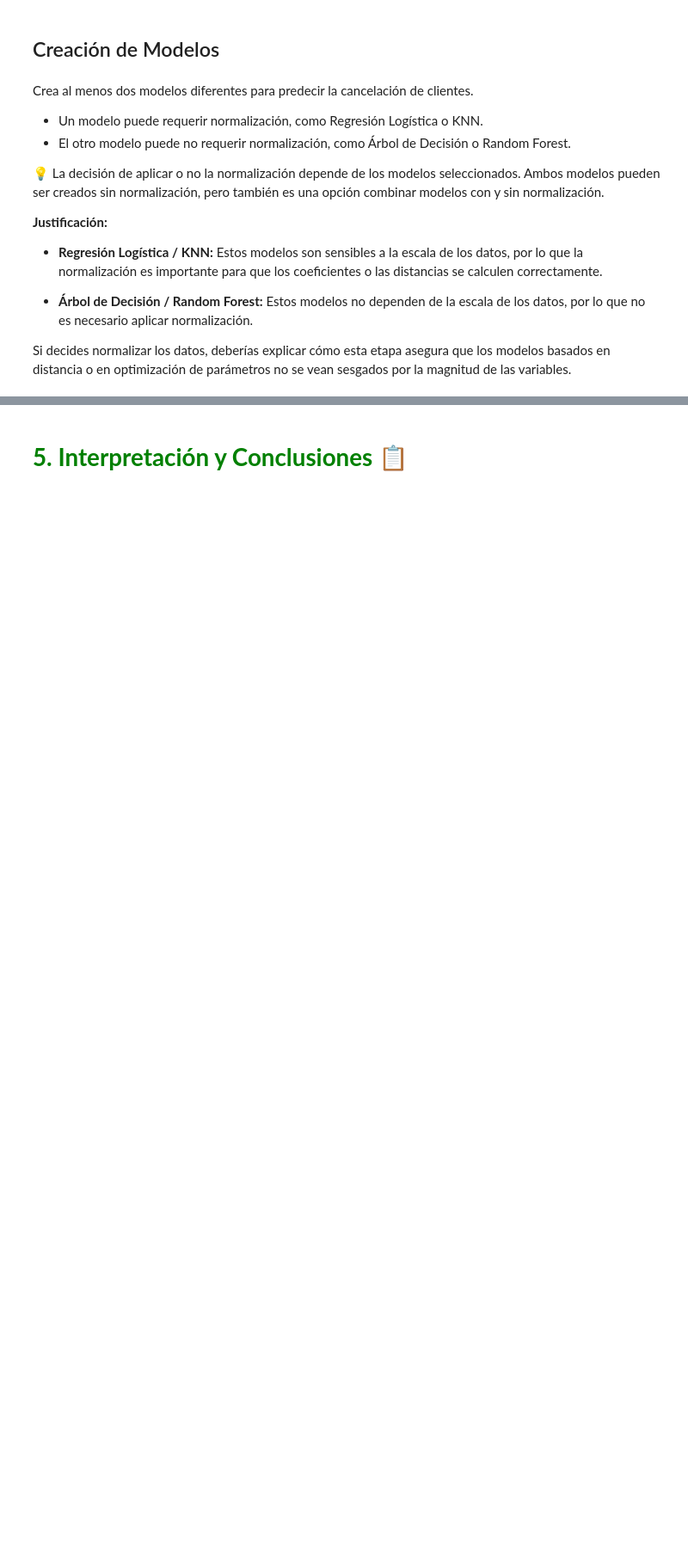
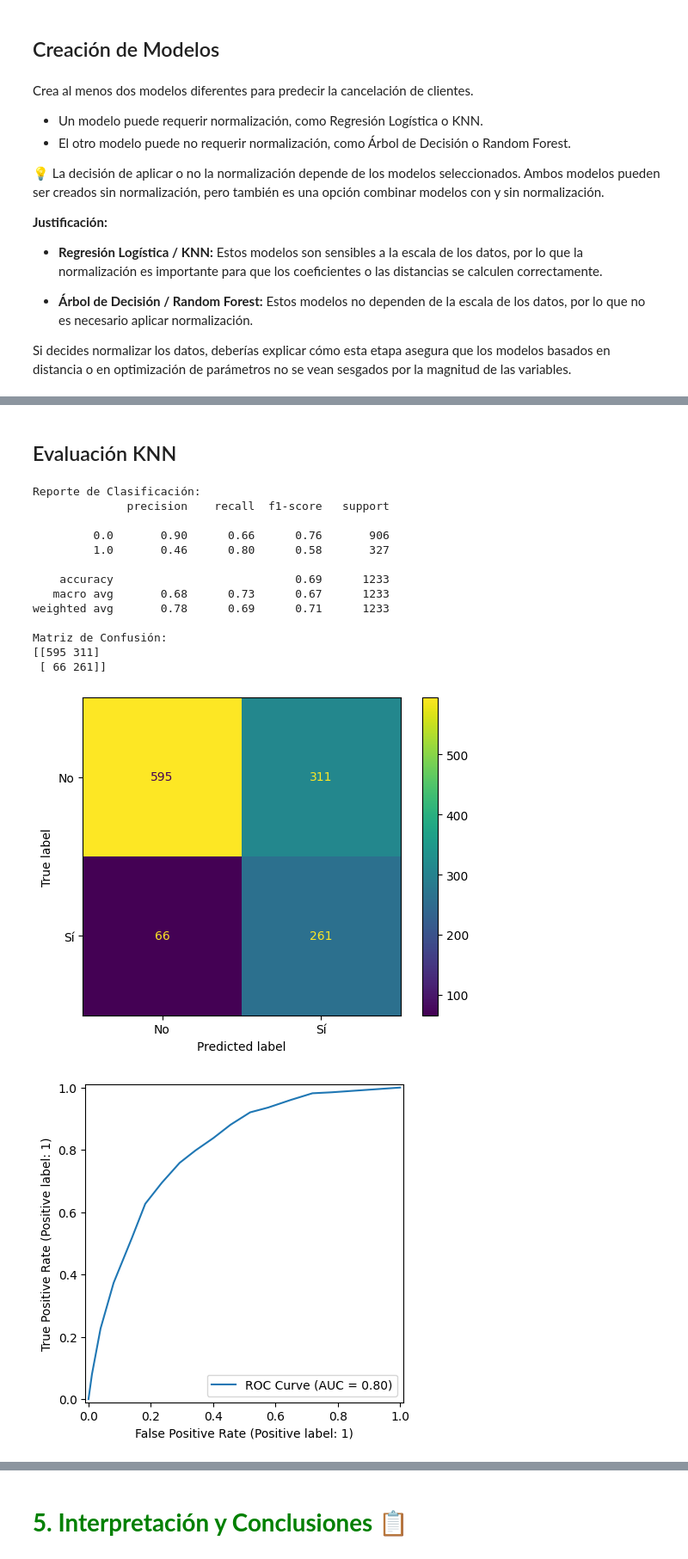
Before and after one commit to jbcodedev/challenge-telecomx-II, a Jupyter notebook: challenge-telecomx-II-customer-churn.ipynb, the cells around one changed output, grey strips where cells are left out. Shown: that part at 86% size. Drawn from its saved outputs; the diff is of its cells as text; code cells hidden in the pictures; blank space fills up the shorter version.

```diff
--- a/challenge-telecomx-II-customer-churn.ipynb
+++ b/challenge-telecomx-II-customer-churn.ipynb
@@ -116,0 +541,17 @@ Si decides normalizar los datos, deberías explicar cómo esta etapa asegura que
+# %%
+param_grid_knn = {
+    'knn__n_neighbors': [3, 5, 7, 9, 11, 15],
+    'knn__weights': ['uniform', 'distance'],
+    'knn__metric': ['minkowski', 'euclidean', 'manhattan'],
+    'knn__p': [1, 2]
+}
+# %%
+grid_knn = GridSearchCV(
+    estimator=pipeline_knn,
+    param_grid=param_grid_knn,
+    scoring='recall',
+    cv=cv,
+    n_jobs=-1
+)
+# %%
+grid_knn.fit(X_train_first, y_train_first)
@@ -116,0 +677,20 @@ Si decides normalizar los datos, deberías explicar cómo esta etapa asegura que
+# %% [markdown]
+## Evaluación KNN
+# %%
+evaluar_modelo(grid_knn.best_estimator_, X_val_first, y_val_first)
+# %% [output]
+Reporte de Clasificación:
+              precision    recall  f1-score   support
+
+         0.0       0.90      0.66      0.76       906
+         1.0       0.46      0.80      0.58       327
+
+    accuracy                           0.69      1233
+   macro avg       0.68      0.73      0.67      1233
+weighted avg       0.78      0.69      0.71      1233
+
+Matriz de Confusión:
+[[595 311]
+ [ 66 261]]
+[figure, added]
+[figure, added]
```
Also changed, not shown: parts of 96 cells of this notebook, 2 other files.
